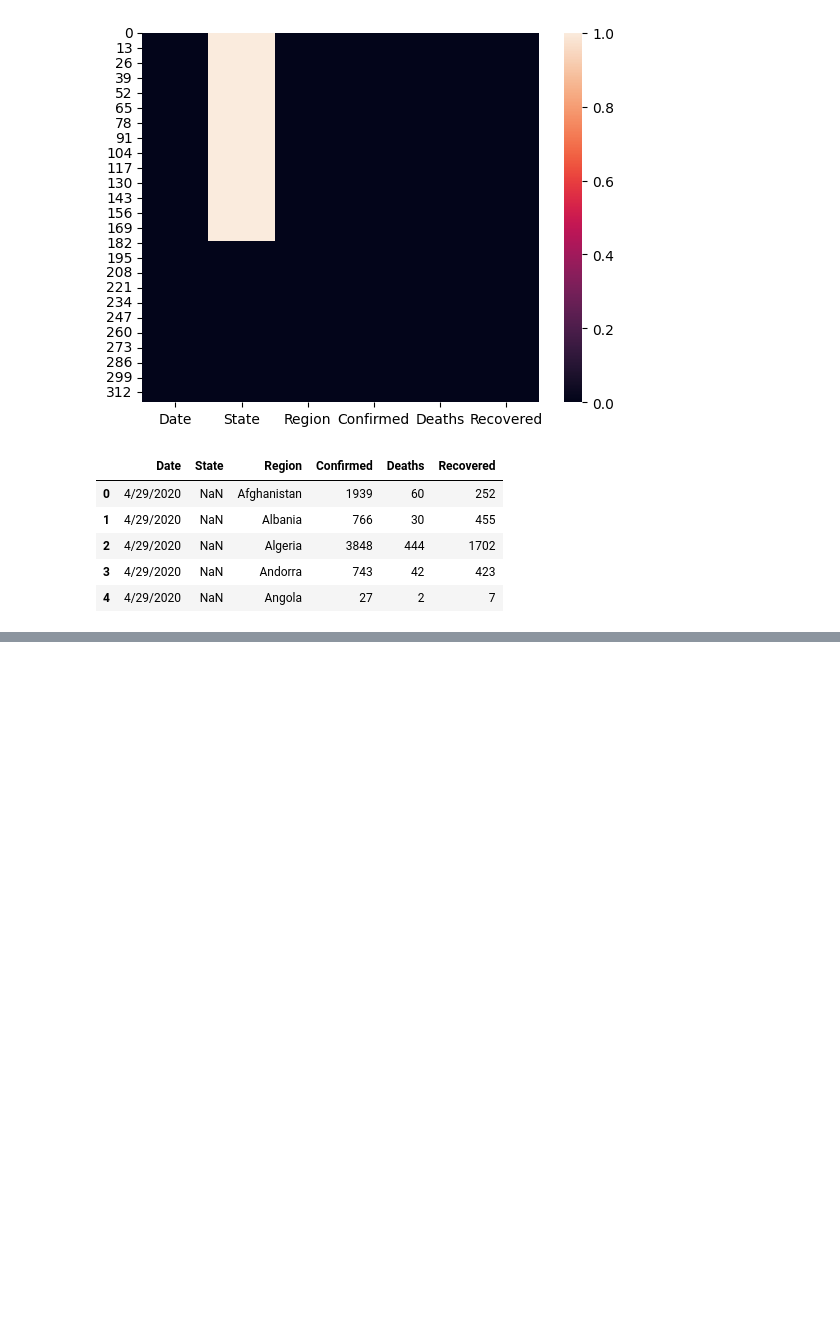
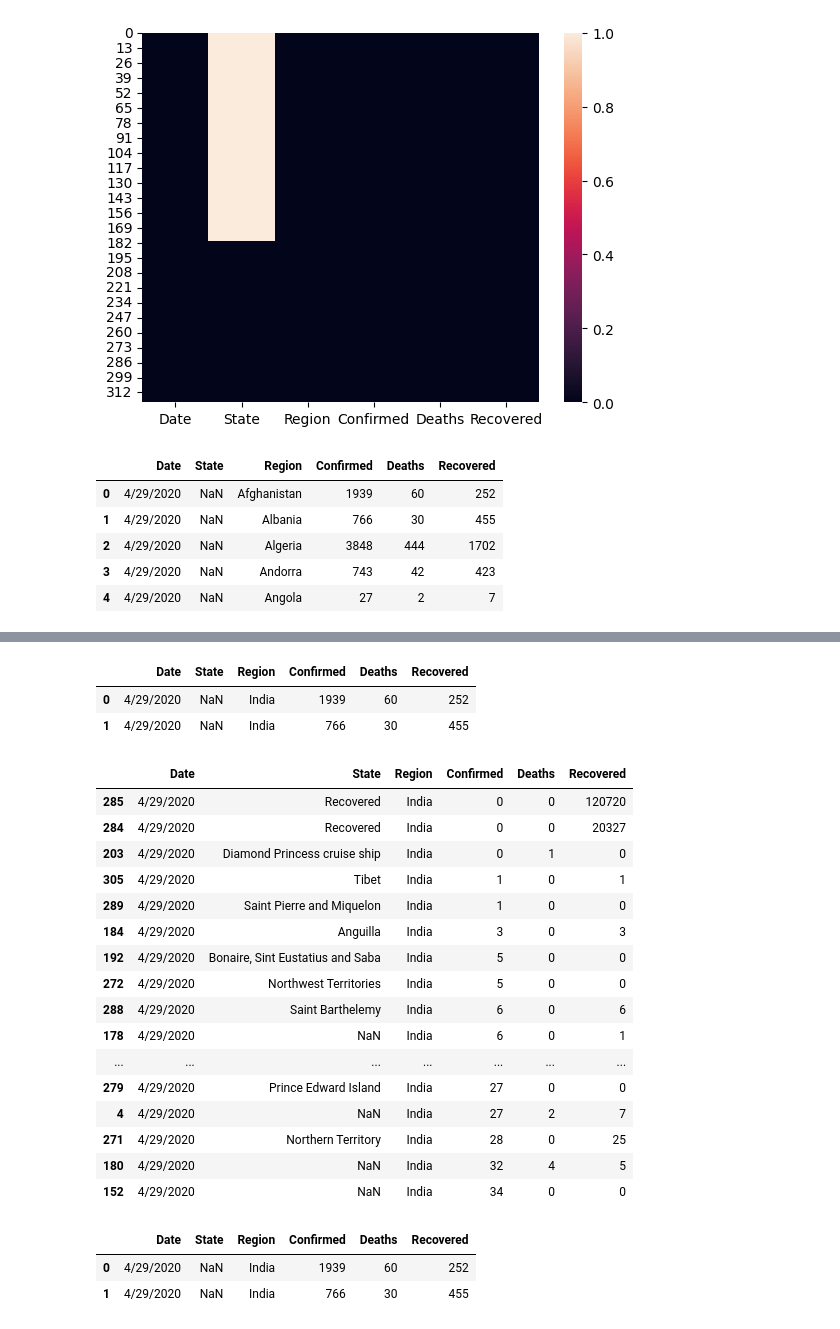
Before and after one commit to Palakg24/Practice, a Jupyter notebook: Project-3.ipynb, the cells around one changed output, grey strips where cells are left out. Cells and saved outputs as stored; diff of their text form; code cells hidden in the pictures; blank space fills up the shorter version.

```diff
--- a/Project-3.ipynb
+++ b/Project-3.ipynb
@@ -89,0 +146,3 @@ data.groupby('Region').sum().head(20)
+# %%
+import pandas as pd
+data=pd.read_csv(r"/Users/palakgupta/Downloads/Covid data.csv")
@@ -93,0 +229,32 @@ Error:
+# %%
+data.head(2)
+# %% [output]
+|  | Date | State | Region | Confirmed | Deaths | Recovered |
+| 0 | 4/29/2020 | NaN | India | 1939 | 60 | 252 |
+| 1 | 4/29/2020 | NaN | India | 766 | 30 | 455 |
+# %%
+data.sort_values( by=['Confirmed'],ascending=True).head(50)
+# %% [output]
+|  | Date | State | Region | Confirmed | Deaths | Recovered |
+| 285 | 4/29/2020 | Recovered | India | 0 | 0 | 120720 |
+| 284 | 4/29/2020 | Recovered | India | 0 | 0 | 20327 |
+| 203 | 4/29/2020 | Diamond Princess cruise ship | India | 0 | 1 | 0 |
+| 305 | 4/29/2020 | Tibet | India | 1 | 0 | 1 |
+| 289 | 4/29/2020 | Saint Pierre and Miquelon | India | 1 | 0 | 0 |
+| 184 | 4/29/2020 | Anguilla | India | 3 | 0 | 3 |
+| 192 | 4/29/2020 | Bonaire, Sint Eustatius and Saba | India | 5 | 0 | 0 |
+| 272 | 4/29/2020 | Northwest Territories | India | 5 | 0 | 0 |
+| 288 | 4/29/2020 | Saint Barthelemy | India | 6 | 0 | 6 |
+| 178 | 4/29/2020 | NaN | India | 6 | 0 | 1 |
+| ... | ... | ... | ... | ... | ... | ... |
+| 279 | 4/29/2020 | Prince Edward Island | India | 27 | 0 | 0 |
+| 4 | 4/29/2020 | NaN | India | 27 | 2 | 7 |
+| 271 | 4/29/2020 | Northern Territory | India | 28 | 0 | 25 |
+| 180 | 4/29/2020 | NaN | India | 32 | 4 | 5 |
+| 152 | 4/29/2020 | NaN | India | 34 | 0 | 0 |
+# %%
+data.head(2)
+# %% [output]
+|  | Date | State | Region | Confirmed | Deaths | Recovered |
+| 0 | 4/29/2020 | NaN | India | 1939 | 60 | 252 |
+| 1 | 4/29/2020 | NaN | India | 766 | 30 | 455 |
```
Also changed, not shown: parts of 12 cells of this notebook.
